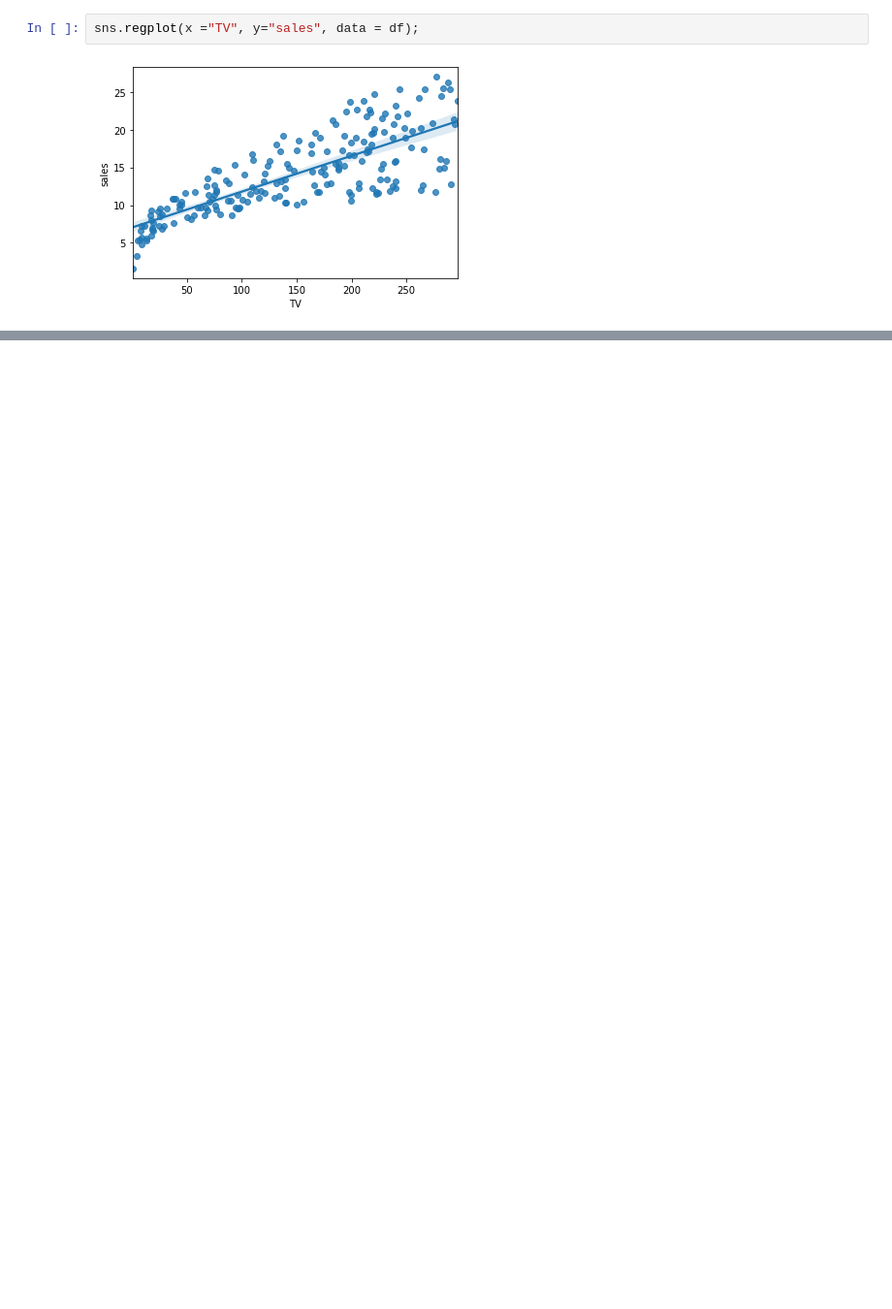
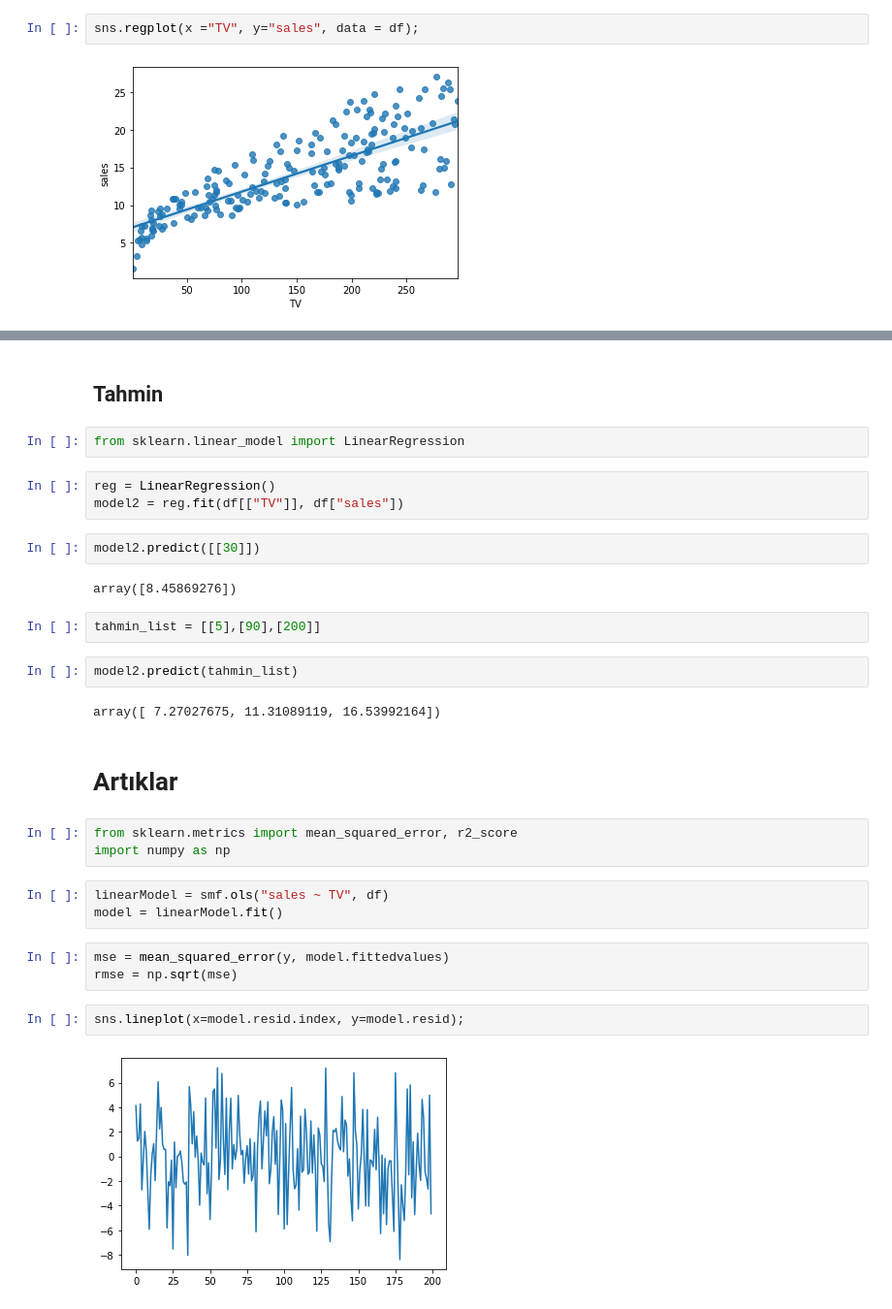
Before and after one commit to qraxiss/learning-data-science, a Jupyter notebook: machine-learning/Notes/BasicLineerRegression.ipynb, the cells around one changed output, grey strips where cells are left out. Shown at 97% size. Drawn from its saved outputs; the diff is of its cells as text; blank space fills up the shorter version.

```diff
--- a/machine-learning/Notes/BasicLineerRegression.ipynb
+++ b/machine-learning/Notes/BasicLineerRegression.ipynb
@@ -116,0 +137,32 @@ sns.regplot(x ="TV", y="sales", data = df);
+# %% [markdown]
+## Tahmin
+# %%
+from sklearn.linear_model import LinearRegression
+# %%
+reg = LinearRegression()
+model2 = reg.fit(df[["TV"]], df["sales"])
+# %%
+model2.predict([[30]])
+# %% [output]
+array([8.45869276])
+# %%
+tahmin_list = [[5],[90],[200]]
+# %%
+model2.predict(tahmin_list)
+# %% [output]
+array([ 7.27027675, 11.31089119, 16.53992164])
+# %% [markdown]
+# Artıklar
+# %%
+from sklearn.metrics import mean_squared_error, r2_score
+import numpy as np
+# %%
+linearModel = smf.ols("sales ~ TV", df)
+model = linearModel.fit()
+# %%
+mse = mean_squared_error(y, model.fittedvalues)
+rmse = np.sqrt(mse)
+# %%
+sns.lineplot(x=model.resid.index, y=model.resid);
+# %% [output]
+[figure, added]
```
Also changed, not shown: parts of 5 cells of this notebook.
